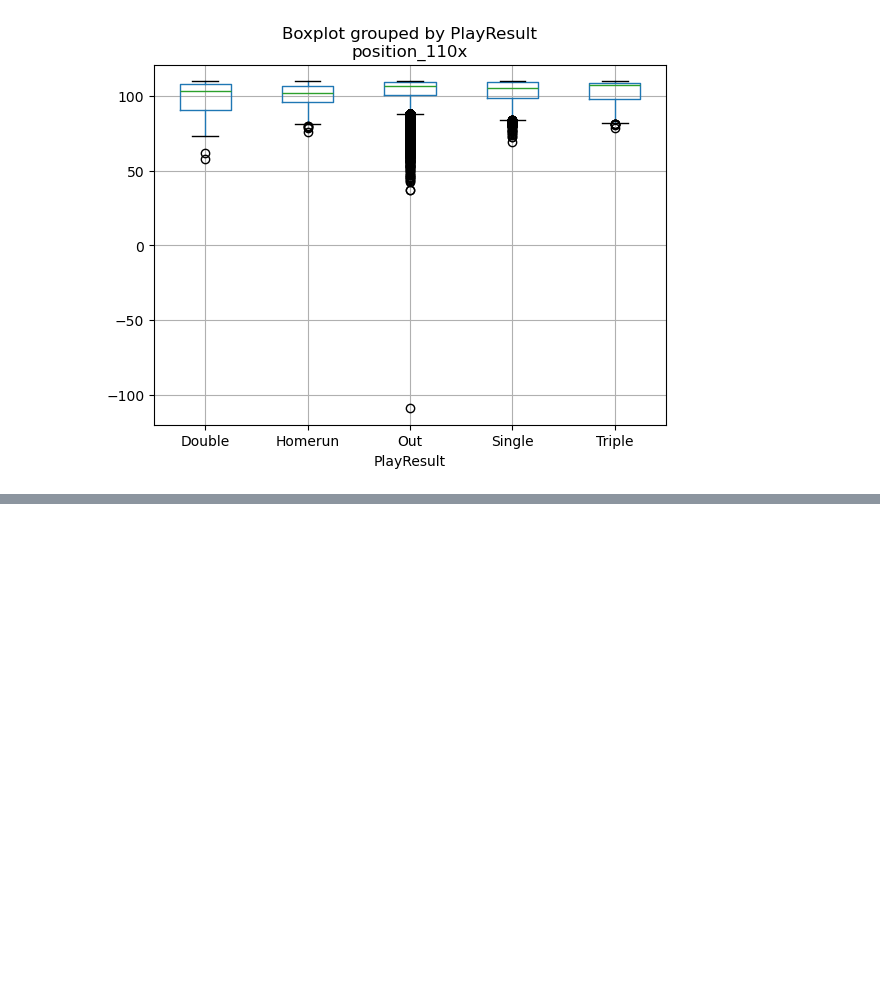
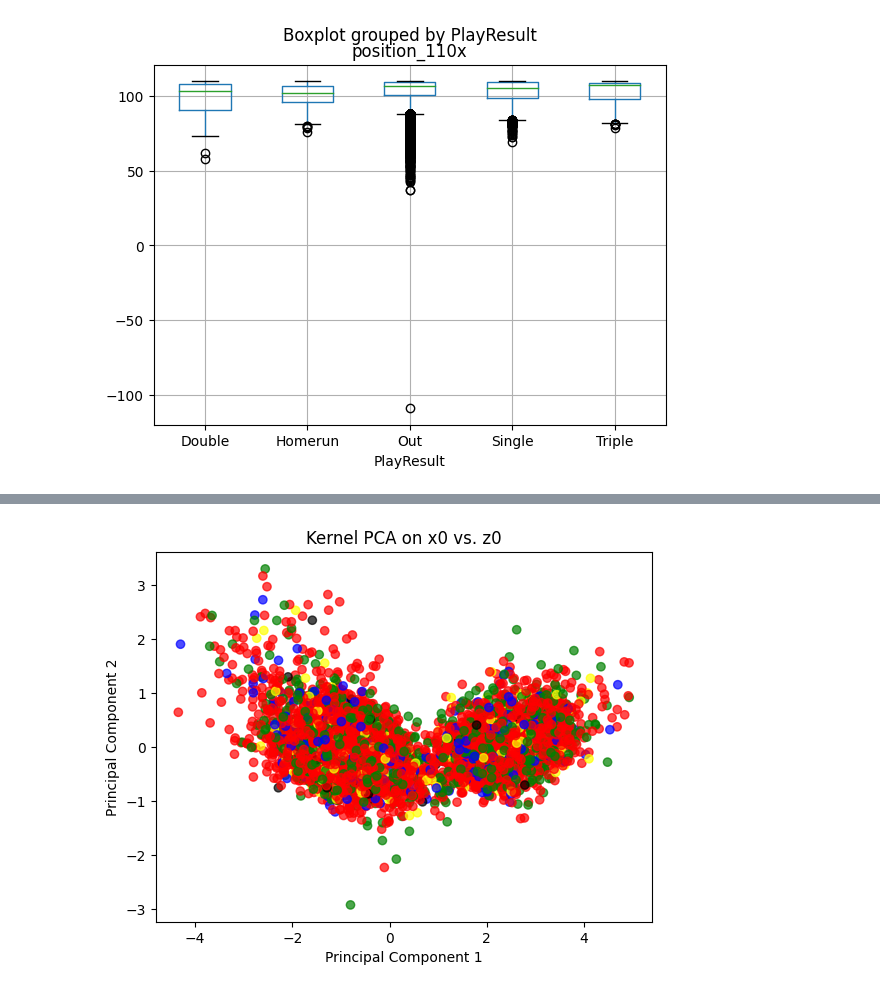
Before and after one commit to sanakohli/ml-project, a Jupyter notebook: ML_notebook.ipynb, the cells around one changed output, grey strips where cells are left out. Cells and saved outputs as stored; diff of their text form; code cells hidden in the pictures; blank space fills up the shorter version.

```diff
--- a/ML_notebook.ipynb
+++ b/ML_notebook.ipynb
@@ -344,0 +393,21 @@ df
+# %%
+# Try linear kernel transformation function
+# Stack x0 and z0 into a feature matrix
+X = np.vstack((df['x0'], df['z0'])).T
+
+# Apply a kernel transformation
+kpca = KernelPCA(kernel="linear")  # Radial basis function kernel
+X_kpca = kpca.fit_transform(X)
+
+# assign colors
+result_colors = {"Single": "green", "Out": "red", "Double": "blue", "Homerun": "yellow", "Triple": "black" }
+colors = [result_colors[result] for result in df['PlayResult']]
+
+# Plot the transformed data
+plt.scatter(X_kpca[:, 0], X_kpca[:, 1], c=colors, alpha=0.7)
+plt.title("Kernel PCA on x0 vs. z0")
+plt.xlabel("Principal Component 1")
+plt.ylabel("Principal Component 2")
+plt.show()
+# %% [output]
+[figure, added]
```
Also changed, not shown: parts of 38 cells of this notebook.
